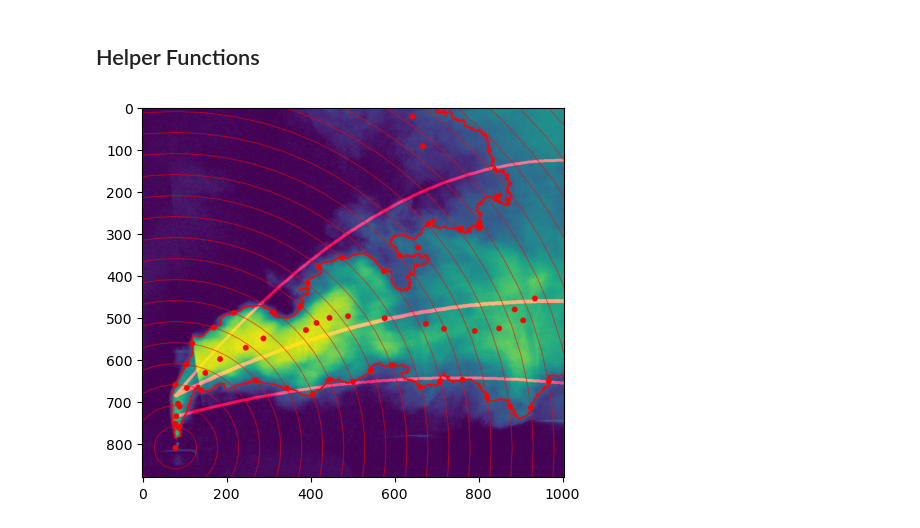
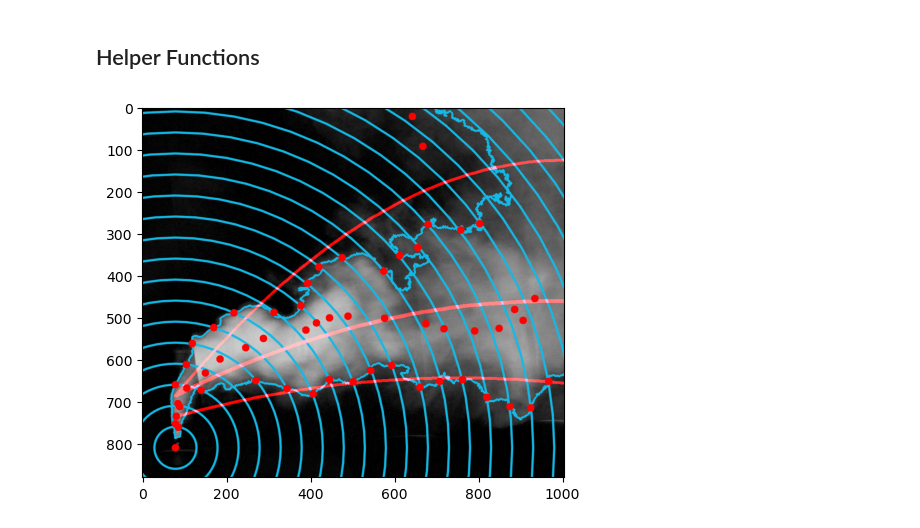
Before and after one commit to MalachiteWind/ROM-Plumes-Experiments, a Jupyter notebook: figures.ipynb, the cells around one changed output. Drawn from its saved outputs; the diff is of its cells as text; code cells hidden in the pictures.

```diff
--- a/figures.ipynb
+++ b/figures.ipynb
@@ -252,14 +252,16 @@ def add_plume_contour(
         selected_contours
 ):
     img = img.copy()
-    # img = (img* 255).astype(np.uint8)
-    blue_color = (255,0,0)
+    thickness = 3
+    blue_color = (190,238,251)
+    blue_color = (132,185,199)
+    blue_color = (20,185,230)
     cv2.drawContours(
         img,
         selected_contours,
         -1,
         blue_color,
-        2
+        thickness
     )
     return img
 
@@ -279,8 +281,10 @@ def add_concentric_circle(
     img = img.copy()
     # print(img)
     # img = (img* 255).astype(np.uint8)
-    thickness =1
-    red_color = (255,0,0)
+    thickness =3
+    red_color = (190,238,251)
+    red_color = (132,185,199)
+    red_color = (20,185,230)
     for step in range(1, num_of_circ+1):
         radius = radii*step
         cv2.circle(
@@ -304,7 +308,7 @@ def add_scatter_points(
     points_var1 = plotting_data[2]
     points_var2 = plotting_data[3]
     red_color = (255,0,0)
-    thickness = 7
+    thickness = 9
     for point in points_mean.astype(int):
         cv2.circle(
             img,
@@ -389,19 +393,19 @@ def create_fig(
 # %%
 frame = cv2.imread(img_path)
 
 new_frame = create_fig(
     frame,
     plotting_data,
     leak_source,
-    heatmap=True,
+    heatmap=False,
     contour=True,
     concentric_circ=True,
     scatter=True,
     poly=True
 )
 
 
 plt.imshow(new_frame)
 plt.show()
 # %% [output]
-[figure, old version]
+[figure, new version]
```
Also changed, not shown: parts of 9 cells of this notebook.
